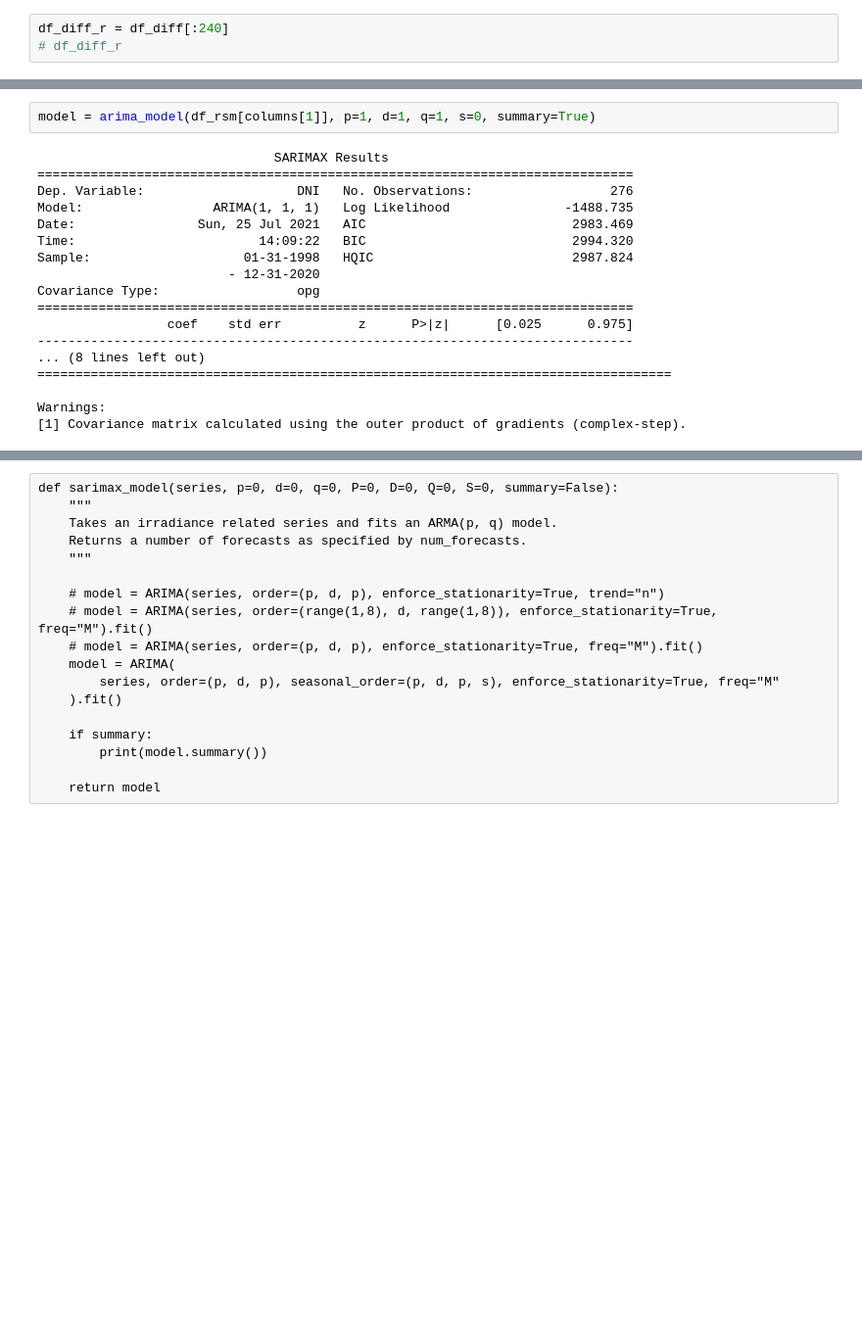
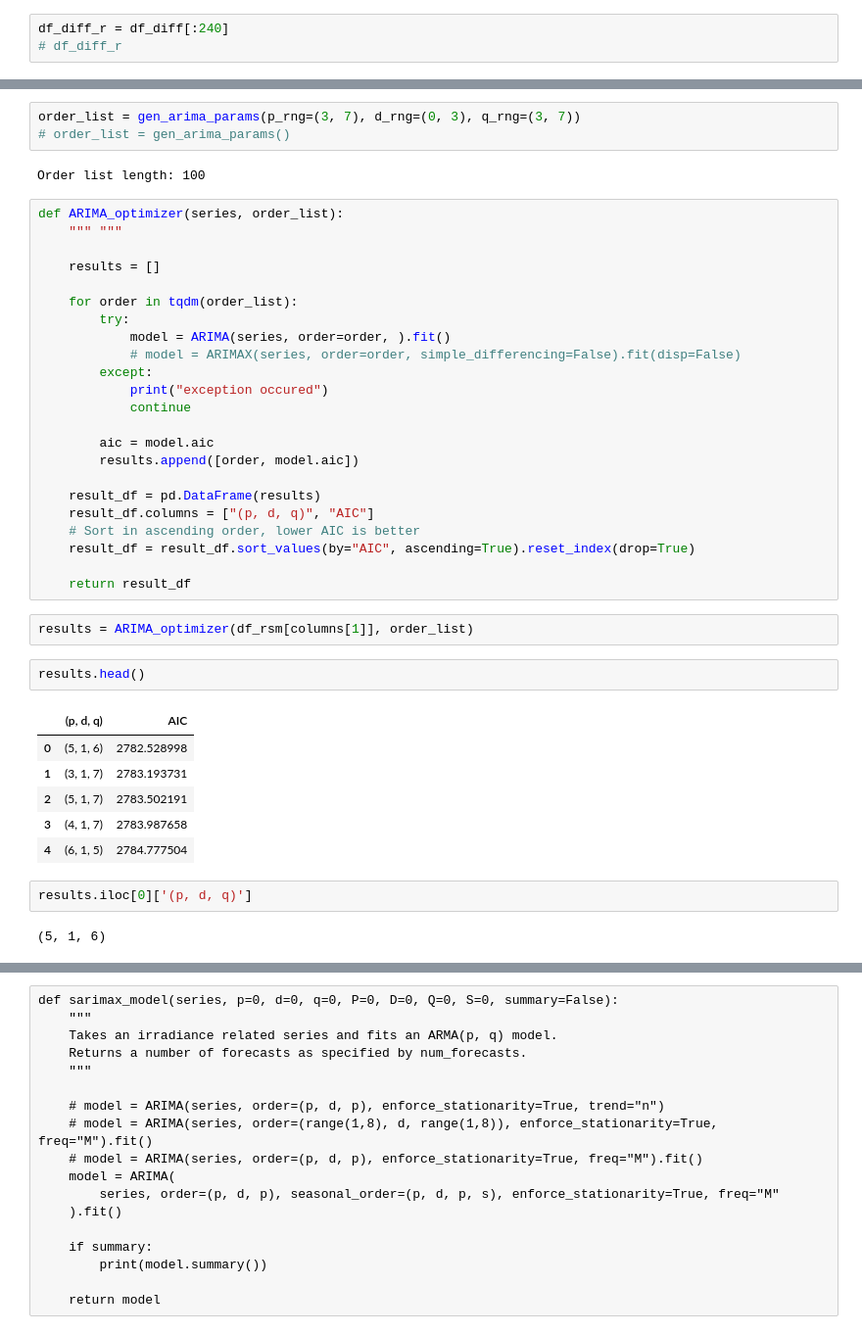
Before and after one commit to gamyers/solar-697, a Jupyter notebook: gm/notebooks/ts_arima.ipynb, the cells around one changed output, grey strips where cells are left out. Shown at 98% size. Cells and saved outputs as stored; diff of their text form; blank space fills up the shorter version.

```diff
--- a/gm/notebooks/ts_arima.ipynb
+++ b/gm/notebooks/ts_arima.ipynb
@@ -171,20 +150,43 @@ def arima_model(series, p=0, d=0, q=0, s=0, num_fc=1, summary=False, forecast=Fa
-# %%
-model = arima_model(df_rsm[columns[1]], p=1, d=1, q=1, s=0, summary=True)
-# %% [output]
-                               SARIMAX Results
-==============================================================================
-Dep. Variable:                    DNI   No. Observations:                  276
-Model:                 ARIMA(1, 1, 1)   Log Likelihood               -1488.735
-Date:                Sun, 25 Jul 2021   AIC                           2983.469
-Time:                        14:09:22   BIC                           2994.320
-Sample:                    01-31-1998   HQIC                          2987.824
-                         - 12-31-2020
-Covariance Type:                  opg
-==============================================================================
-                 coef    std err          z      P>|z|      [0.025      0.975]
-------------------------------------------------------------------------------
-... (8 lines left out)
-===================================================================================
-
-Warnings:
-[1] Covariance matrix calculated using the outer product of gradients (complex-step).
+# %%
+order_list = gen_arima_params(p_rng=(3, 7), d_rng=(0, 3), q_rng=(3, 7))
+# order_list = gen_arima_params()
+# %% [output]
+Order list length: 100
+# %%
+def ARIMA_optimizer(series, order_list):
+    """ """
+
+    results = []
+
+    for order in tqdm(order_list):
+        try:
+            model = ARIMA(series, order=order, ).fit()
+            # model = ARIMAX(series, order=order, simple_differencing=False).fit(disp=False)
+        except:
+            print("exception occured")
+            continue
+
+        aic = model.aic
+        results.append([order, model.aic])
+
+    result_df = pd.DataFrame(results)
+    result_df.columns = ["(p, d, q)", "AIC"]
+    # Sort in ascending order, lower AIC is better
+    result_df = result_df.sort_values(by="AIC", ascending=True).reset_index(drop=True)
+
+    return result_df
+# %%
+results = ARIMA_optimizer(df_rsm[columns[1]], order_list)
+# %%
+results.head()
+# %% [output]
+|  | (p, d, q) | AIC |
+| 0 | (5, 1, 6) | 2782.528998 |
+| 1 | (3, 1, 7) | 2783.193731 |
+| 2 | (5, 1, 7) | 2783.502191 |
+| 3 | (4, 1, 7) | 2783.987658 |
+| 4 | (6, 1, 5) | 2784.777504 |
+# %%
+results.iloc[0]['(p, d, q)']
+# %% [output]
+(5, 1, 6)
```
Also changed, not shown: parts of 14 cells of this notebook, 4 other files.
